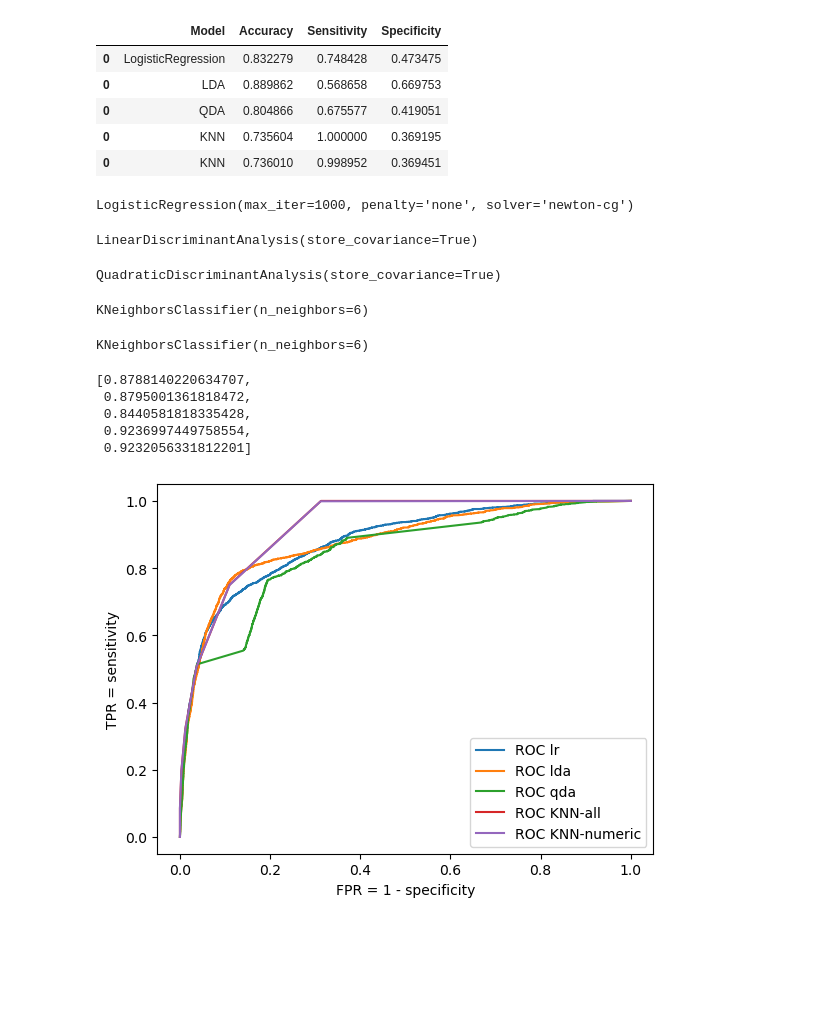
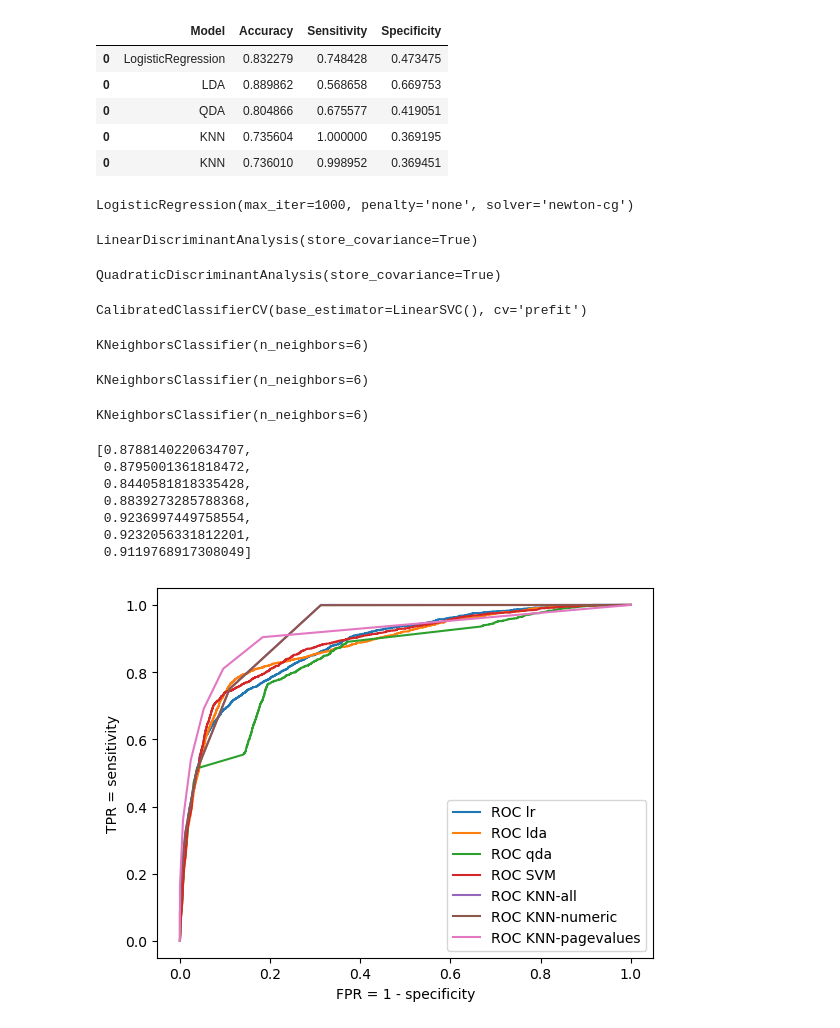
Before and after one commit to sararesta/ML-Homework, a Jupyter notebook: esperimenti/Classification-Training-con-dataset-completo.ipynb, the cells around one changed output. Saved outputs shown, nothing was run; the diff lists cells and outputs as text; code cells hidden in the pictures; blank space fills up the shorter version.

```diff
--- a/esperimenti/Classification-Training-con-dataset-completo.ipynb
+++ b/esperimenti/Classification-Training-con-dataset-completo.ipynb
@@ -754,40 +754,48 @@ metrics_df_empirical
 | 0 | KNN | 0.736010 | 0.998952 | 0.369451 |
 # %%
 from sklearn.metrics import roc_curve
+from sklearn.calibration import CalibratedClassifierCV
+
+calibrated_svc = CalibratedClassifierCV(model_SVM, method='sigmoid', cv='prefit')
 
 def plot_roc(predict_fn, X, y, label=None):
     fprs, tprs, t = roc_curve(y, predict_fn(X)[:,-1])
 
     # Plot the ROC
     plt.plot(fprs, tprs, label="ROC "+label)
     plt.xlabel("FPR = 1 - specificity")
     plt.ylabel("TPR = sensitivity")
     plt.legend()
 
 auc_list = []
 
 for name, model, X in [('lr', model_logistic, X_train_scaled[features_logistic]),
                     ('lda', model_LDA, X_train_scaled[features_LDA]),
                     ('qda', model_QDA, X_train_scaled[features_QDA]),
-                    #('SVM', model_SVM,X_train_scaled[features_SVM]),
+                    ('SVM', calibrated_svc,X_train_scaled[features_SVM]),
                     ('KNN-all', model_KNN_all, X_train),
-                    ('KNN-numeric', model_KNN_numeric, X_train[numeric_features])
+                    ('KNN-numeric', model_KNN_numeric, X_train[numeric_features]),
+                    ('KNN-pagevalues', KNeighborsClassifier(n_neighbors=cv_KNN_numeric.best_params_['n_neighbors']), X_train[['PageValues','ProductRelated','Administrative']])
                    ]:
     model.fit(X, y_train) # sistemare questa parte, fitta i modelli prima in modo che sia tutto ok
     plot_roc(model.predict_proba, X, y_train, name)
     y_prob_pred = model.predict_proba(X)[:, 1]
     auc = roc_auc_score(y_train, y_prob_pred)
     auc_list.append(auc)
 auc_list
 # %% [output]
 LogisticRegression(max_iter=1000, penalty='none', solver='newton-cg')
 LinearDiscriminantAnalysis(store_covariance=True)
 QuadraticDiscriminantAnalysis(store_covariance=True)
-KNeighborsClassifier(n_neighbors=6)
+CalibratedClassifierCV(base_estimator=LinearSVC(), cv='prefit')
 KNeighborsClassifier(n_neighbors=6)
-[0.8788140220634707,
- 0.8795001361818472,
- 0.8440581818335428,
- 0.9236997449758554,
- 0.9232056331812201]
+KNeighborsClassifier(n_neighbors=6)
+KNeighborsClassifier(n_neighbors=6)
+[0.8788140220634707,
+ 0.8795001361818472,
+ 0.8440581818335428,
+ 0.8839273285788368,
+ 0.9236997449758554,
+ 0.9232056331812201,
+ 0.9119768917308049]
-[figure, old version]
+[figure, new version]
```
